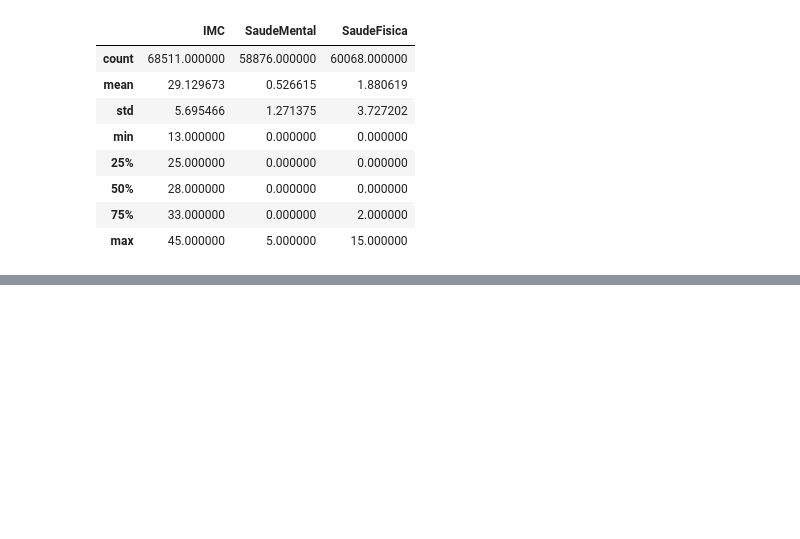
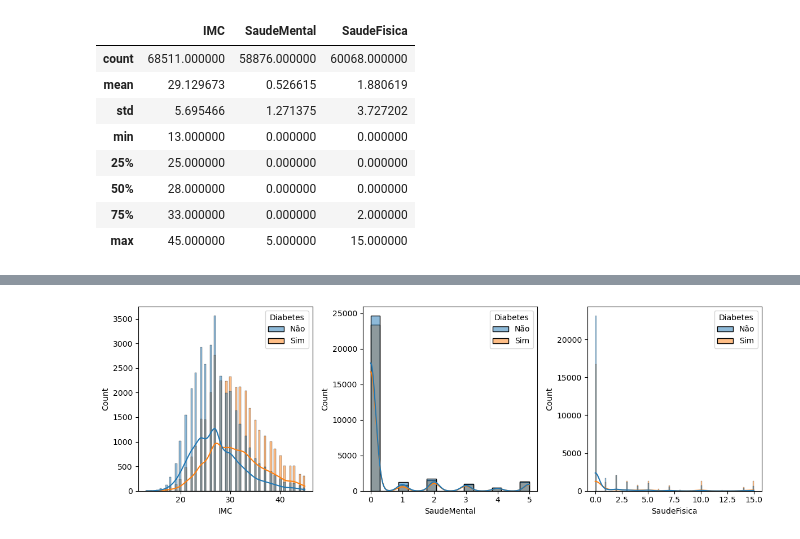
Before and after one commit to loykeevan/estatistica_diabetes, a Jupyter notebook: notebooks/02_le_analise_estatística_diabetes.ipynb, the cells around one changed output, grey strips where cells are left out. Cells and saved outputs as stored; diff of their text form; code cells hidden in the pictures; blank space fills up the shorter version.

```diff
--- a/notebooks/02_le_analise_estatística_diabetes.ipynb
+++ b/notebooks/02_le_analise_estatística_diabetes.ipynb
@@ -185,0 +209,9 @@ df_diabetes_sem_outlier.describe()
+# %%
+fig, axs = plt.subplots(1, 3, figsize=(12, 4))
+for ax, coluna in zip(axs, colunas_numericas):
+    sns.histplot(data=df_diabetes_sem_outlier, x=coluna, kde=True, hue=coluna_alvo, ax=ax)
+
+plt.tight_layout()
+plt.show()
+# %% [output]
+[figure, added]
```
Also changed, not shown: parts of 13 cells of this notebook, 1 other file.
